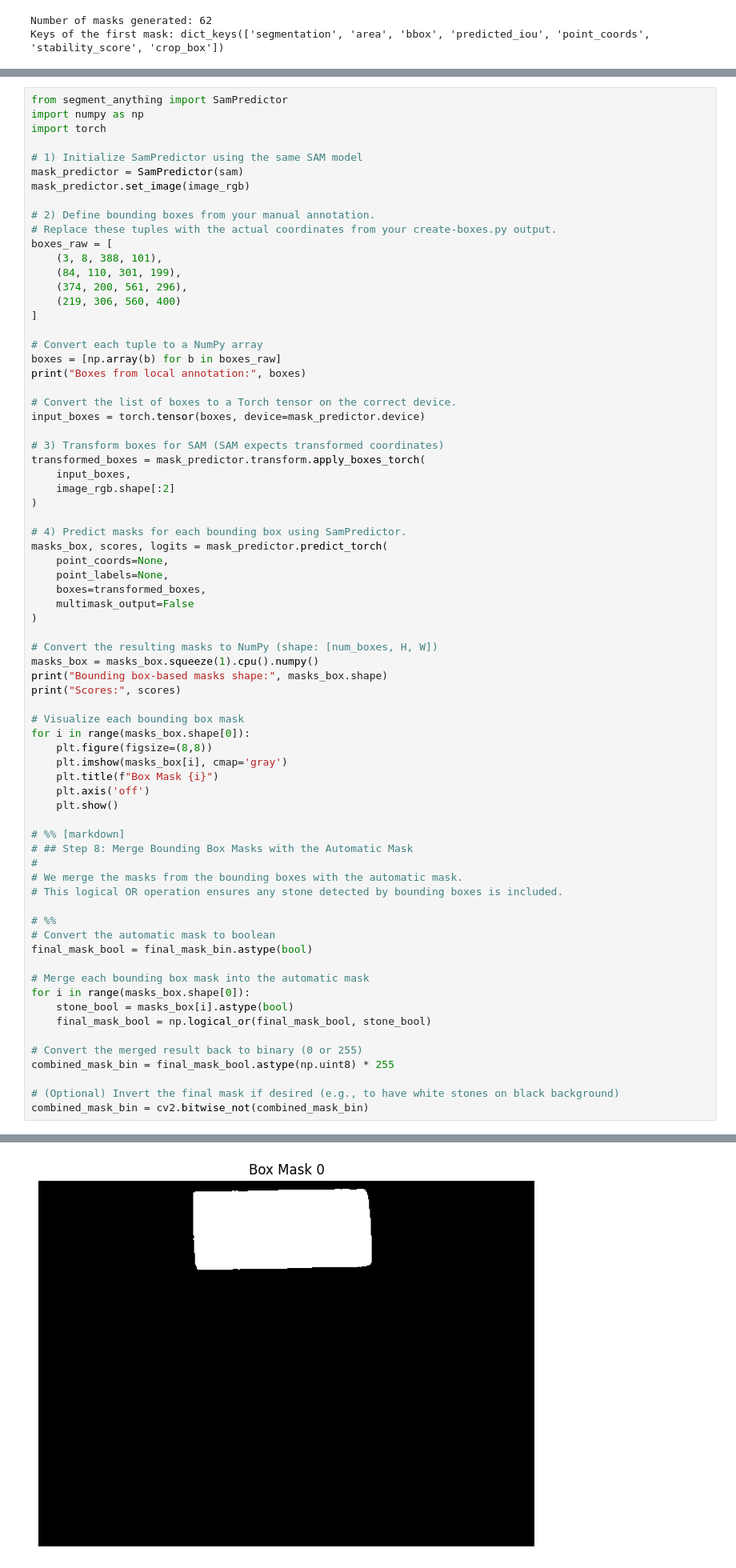
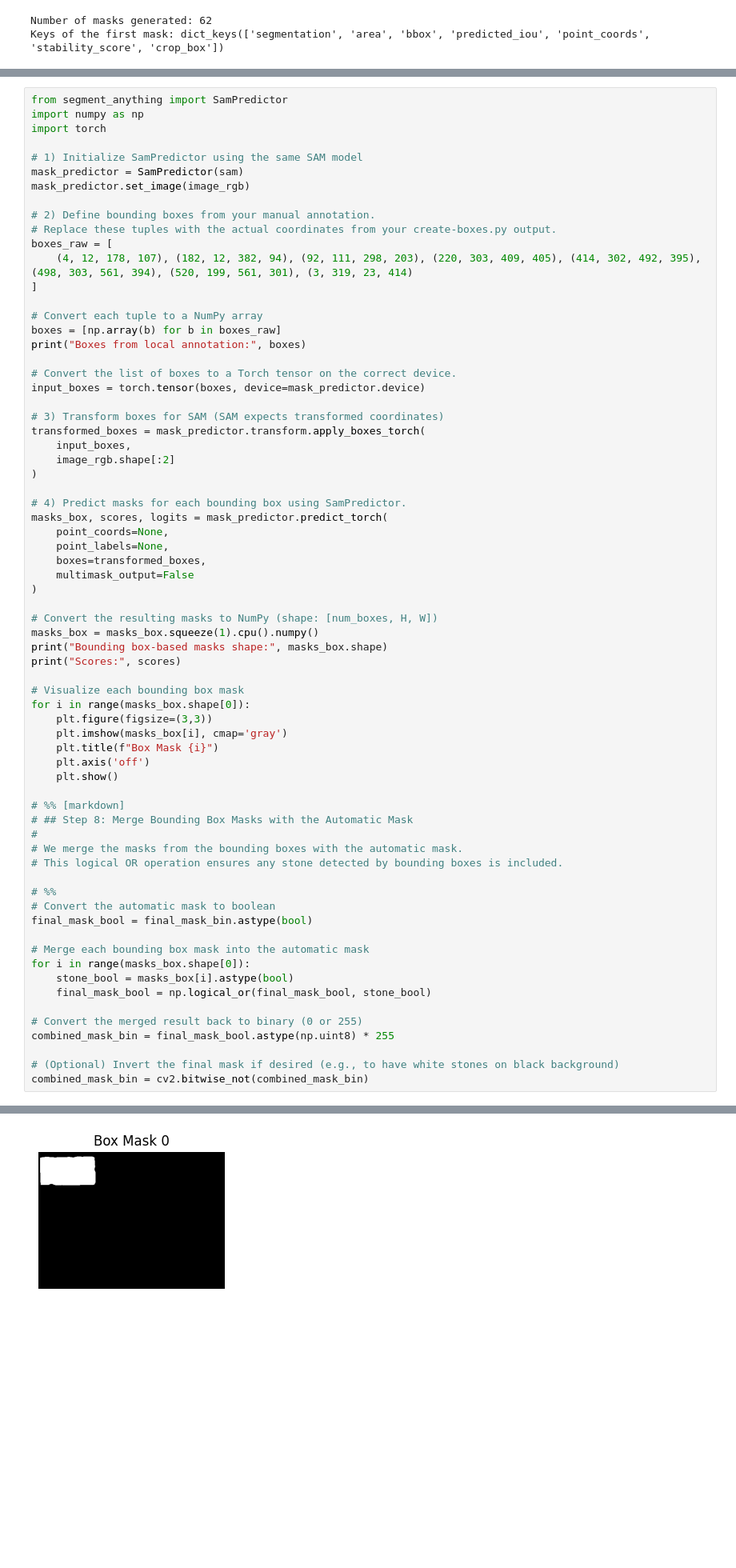
Before and after one commit to jean-hy/chambord-castle-stone-segmentation, a Jupyter notebook: notebooks/automatic_mask_generator_example.ipynb, the cells around one changed output, grey strips where cells are left out. Shown at 80% size. Drawn from its saved outputs; the diff is of its cells as text; blank space fills up the shorter version.

```diff
--- a/notebooks/automatic_mask_generator_example.ipynb
+++ b/notebooks/automatic_mask_generator_example.ipynb
@@ -197,10 +197,7 @@ mask_predictor.set_image(image_rgb)
 # 2) Define bounding boxes from your manual annotation.
 # Replace these tuples with the actual coordinates from your create-boxes.py output.
 boxes_raw = [
-    (3, 8, 388, 101),
-    (84, 110, 301, 199),
-    (374, 200, 561, 296),
-    (219, 306, 560, 400)
+    (4, 12, 178, 107), (182, 12, 382, 94), (92, 111, 298, 203), (220, 303, 409, 405), (414, 302, 492, 395), (498, 303, 561, 394), (520, 199, 561, 301), (3, 319, 23, 414)
 ]
 
 # Convert each tuple to a NumPy array
@@ -231,7 +228,7 @@ print("Scores:", scores)
 
 # Visualize each bounding box mask
 for i in range(masks_box.shape[0]):
-    plt.figure(figsize=(8,8))
+    plt.figure(figsize=(3,3))
     plt.imshow(masks_box[i], cmap='gray')
     plt.title(f"Box Mask {i}")
     plt.axis('off')
@@ -267 +268 @@ Scores: tensor([[0.8586],
-[figure, old version]
+[figure, new version]
```
Also changed, not shown: parts of 4 cells of this notebook.
